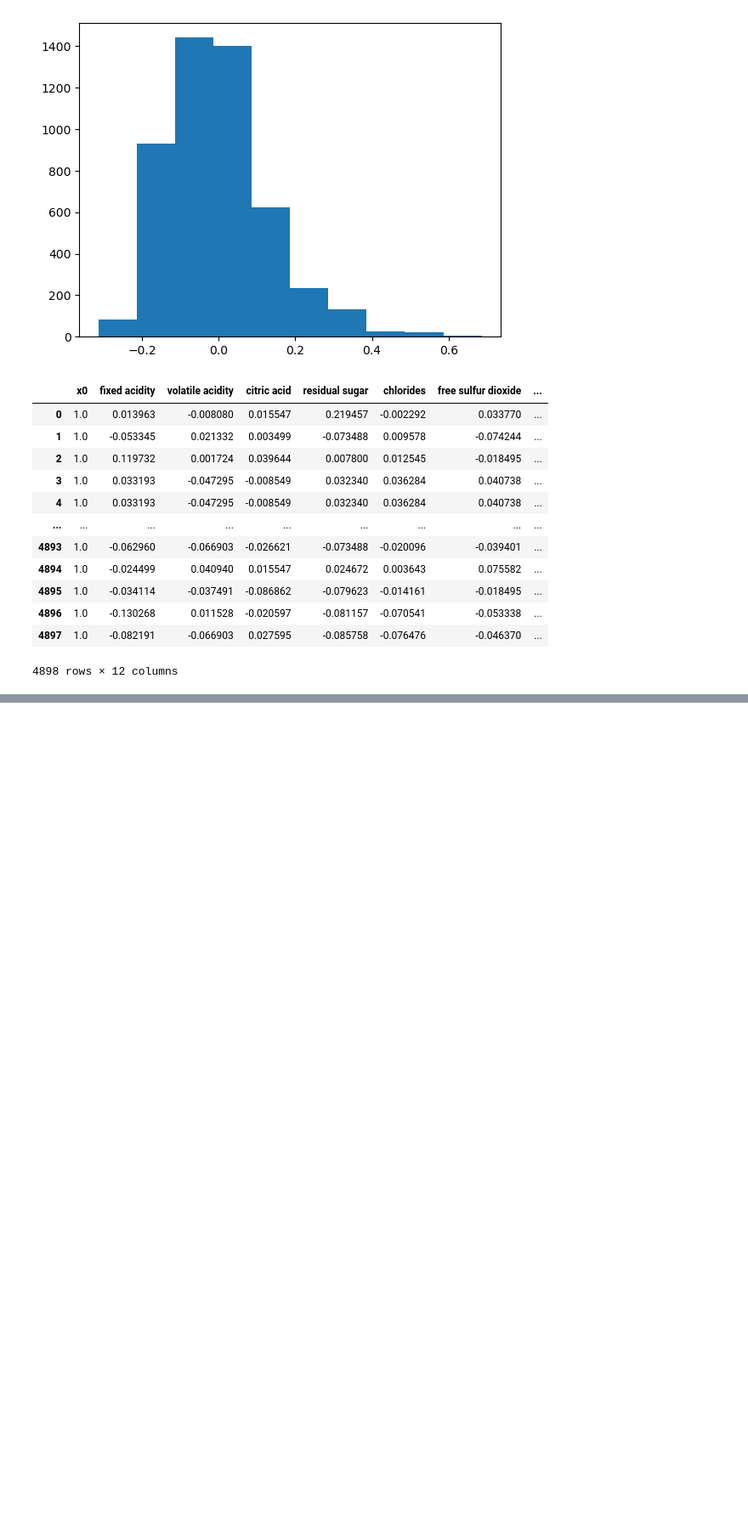
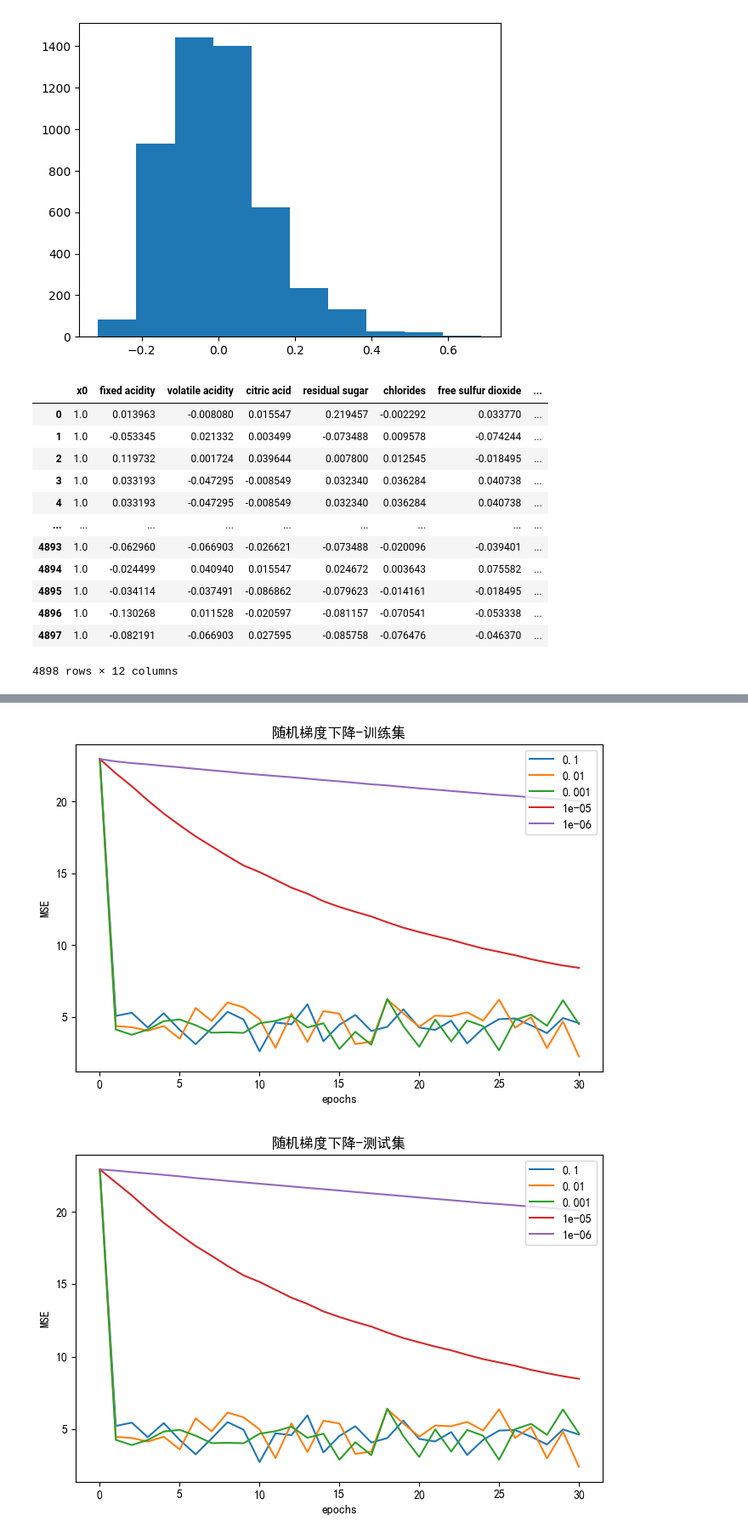
Before and after one commit to FlandreScarlet36/Machine_learning_labs, a Jupyter notebook: 实验二：回归/实验二：回归模型.ipynb, the cells around one changed output, grey strips where cells are left out. Shown at 85% size. Saved outputs shown, nothing was run; the diff lists cells and outputs as text; code cells hidden in the pictures; blank space fills up the shorter version.

```diff
--- a/实验二：回归/实验二：回归模型.ipynb
+++ b/实验二：回归/实验二：回归模型.ipynb
@@ -213,0 +341,53 @@ array([[-0.1852879 ],
+# %%
+# 训练轮数
+epochs = 50
+# 学习率
+alphas = [2, 1, 0.5, 0.1, 0.01, 0.001]
+BGD_train = []
+BGD_test = []
+SGD_train = []
+SGD_test = []
+for alpha in alphas:
+    BGD_theta, BSD_MSE_train, BSD_MSE_test = BGD(train_X, train_Y, test_X, test_Y, W_init, alpha, epochs)
+    BGD_train.append(BSD_MSE_train)
+    BGD_test.append(BSD_MSE_test)
+for alpha in alphas:
+    SGD_theta, SGD_MSE_train, SGD_MSE_test= SGD(train_X, train_Y, test_X, test_Y, W_init, alpha, epochs)
+    SGD_train.append(SGD_MSE_train)
+    SGD_test.append(SGD_MSE_test)
+# %%
+# 训练轮数
+epochs =30
+# 学习率
+alphas = [0.1, 0.01, 0.001,0.00001,0.000001]
+BGD_train = []
+BGD_test = []
+SGD_train = []
+SGD_test = []
+for alpha in alphas:
+    SGD_theta, SGD_MSE_train, SGD_MSE_test= SGD(train_X, train_Y, test_X, test_Y, W_init, alpha, epochs)
+    SGD_train.append(SGD_MSE_train)
+    SGD_test.append(SGD_MSE_test)
+
+plt.rcParams['font.sans-serif']=['SimHei']   #用来正常显示中文标签
+# 随机梯度下降-训练集
+plt.figure(figsize=(8, 5), dpi=100)
+plt.xlabel("epochs")
+plt.ylabel("MSE")
+plt.title("随机梯度下降-训练集")
+for i in range(len(alphas)):
+    plt.plot(range(epochs + 1), SGD_train[i])
+plt.legend(alphas,loc='upper right')
+
+# 随机梯度下降-测试集
+plt.figure(figsize=(8, 5), dpi=100)
+plt.xlabel("epochs")
+plt.ylabel("MSE")
+plt.title("随机梯度下降-测试集")
+for i in range(len(alphas)):
+    plt.plot(range(epochs + 1), SGD_test[i])
+plt.legend(alphas,loc='upper right')
+plt.show()
+# %% [output]
+[figure, added]
+[figure, added]
```
Also changed, not shown: parts of 17 cells of this notebook.
